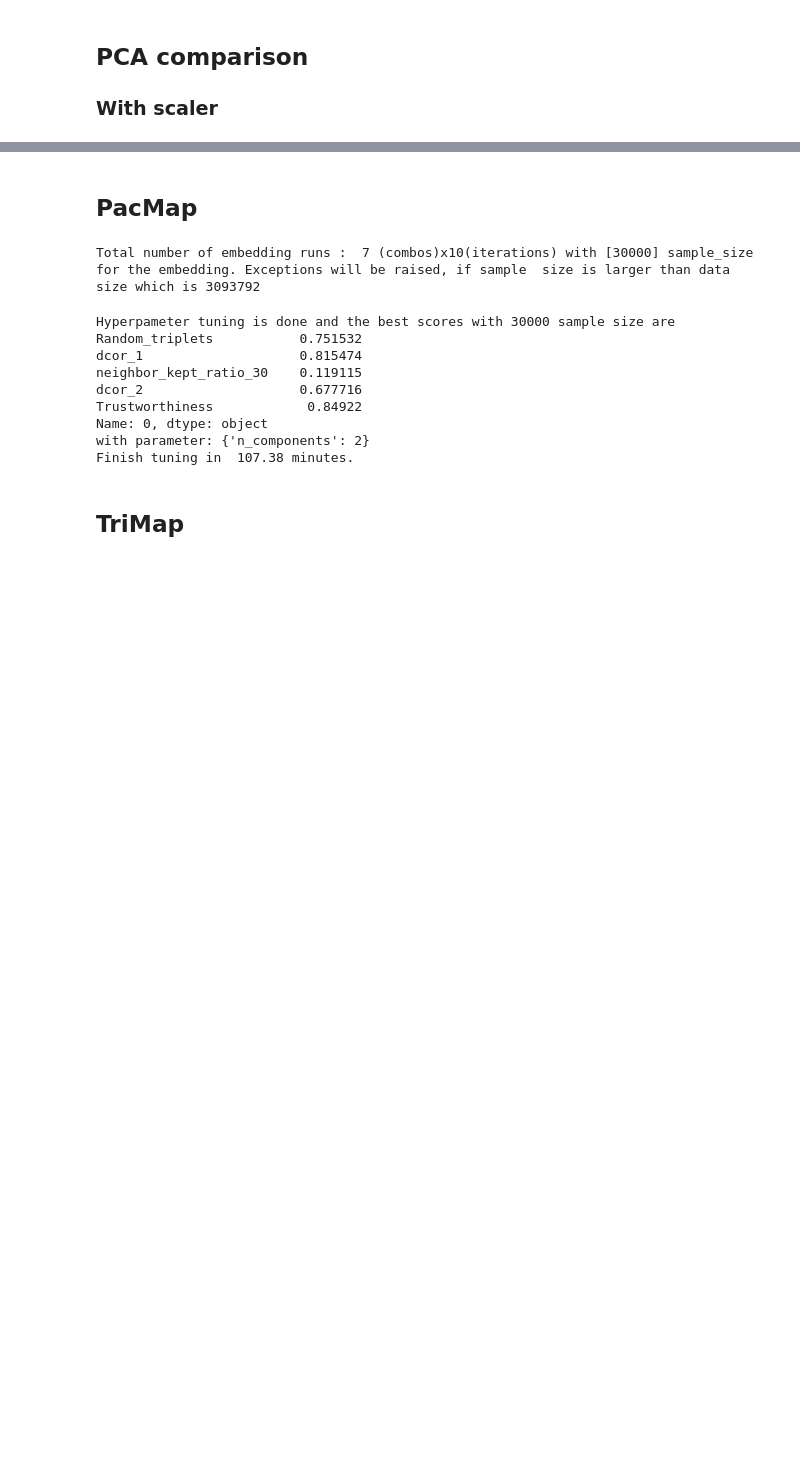
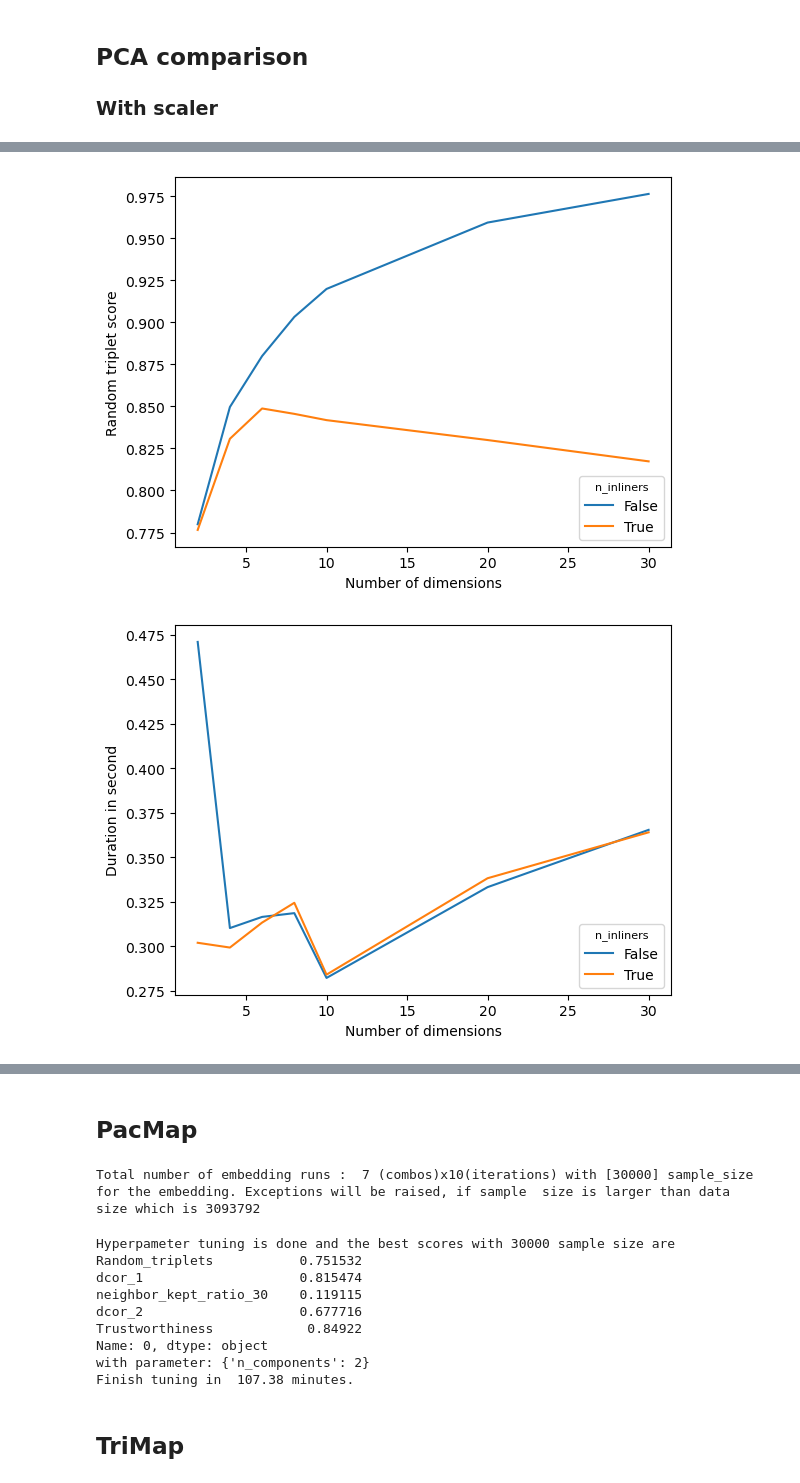
Before and after one commit to HJJoosse/celldyn_embedder, a Jupyter notebook: sandbox/comparing_embedder.ipynb, the cells around one changed output, grey strips where cells are left out. Saved outputs shown, nothing was run; the diff lists cells and outputs as text; code cells hidden in the pictures; blank space fills up the shorter version.

Commit message:
Graphing embedding results

```diff
--- a/sandbox/comparing_embedder.ipynb
+++ b/sandbox/comparing_embedder.ipynb
@@ -45,0 +46,10 @@ Finish tuning in  120.28 minutes.
+# %%
+pca_data= pd.read_csv("models/embedding/PCA/cell_dyn_tuning_PCA_40000_MF100_n_components.csv")
+
+performance_plot_same_file(pca_data,x="n_components",y="Random_triplets", hue="whiten",x_title="Number of dimensions",y_title="Random triplet score",legend_title="n_inliners")
+performance_plot_same_file(pca_data,x="n_components",y="duration_in_second", hue="whiten",x_title="Number of dimensions",y_title="Duration in second",legend_title="n_inliners")
+performance_plot_same_file(pca_data,x="n_components",y="neighbor_kept_ratio_15", hue="whiten",x_title="Number of dimensions",y_title="Neighbor kept ratio ratio score",legend_title="n_inliners")
+performance_plot_same_file(pca_data,x="n_components",y="dcor_2", hue="whiten",x_title="Number of dimensions",y_title="Distance correlation of distance score",legend_title="n_inliners")
+# %% [output]
+[figure, added]
+[figure, added]
```
Also changed, not shown: parts of 14 cells of this notebook, 5 other files.
